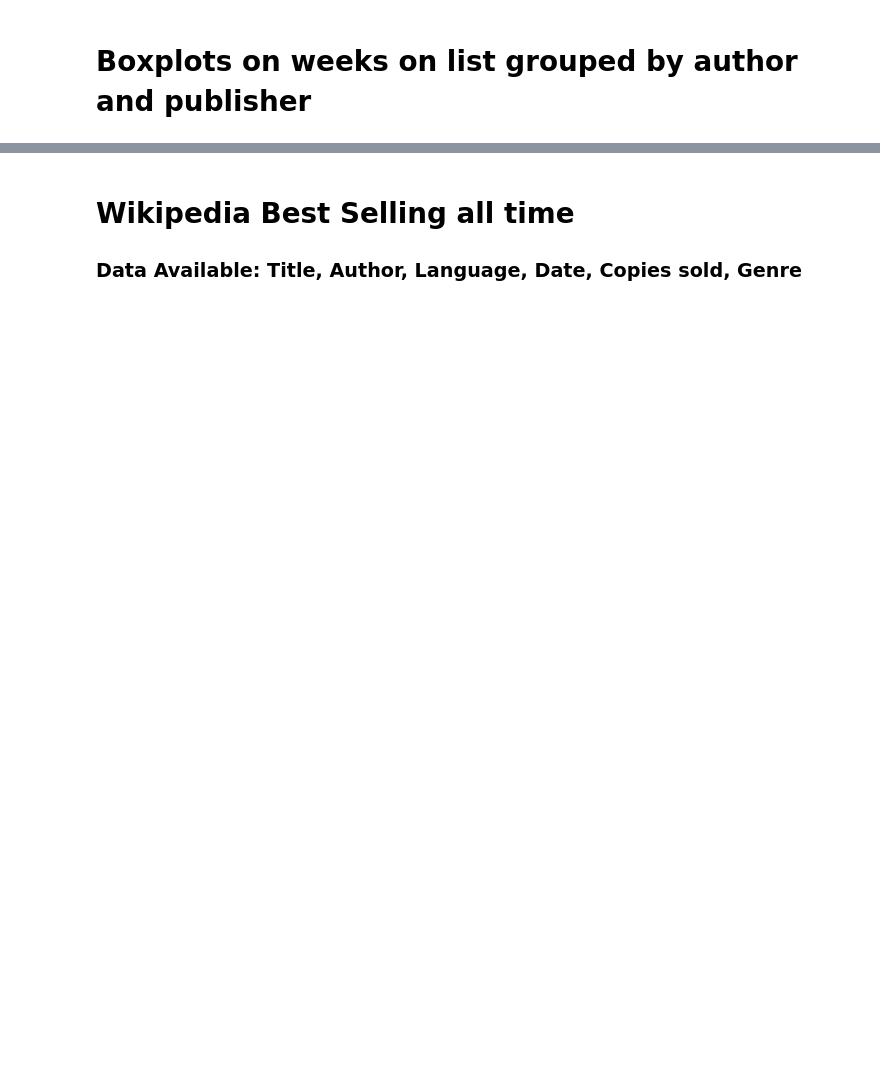
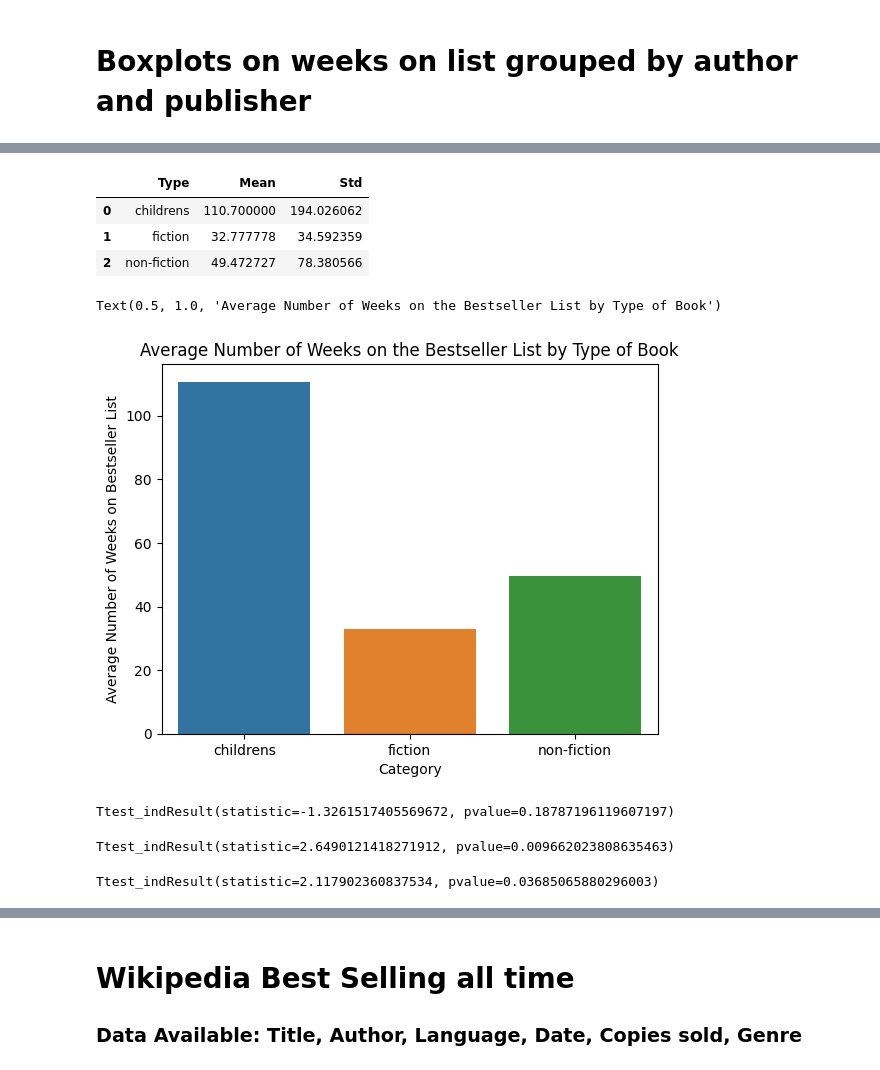
Before and after one commit to AndrewCurtis27/CS6830_proj3, a Jupyter notebook: proj3.ipynb, the cells around one changed output, grey strips where cells are left out. Cells and saved outputs as stored; diff of their text form; code cells hidden in the pictures; blank space fills up the shorter version.

```diff
--- a/proj3.ipynb
+++ b/proj3.ipynb
@@ -76,7 +76,7 @@ for html in sites:
 
     all_ny_df = pd.concat([all_ny_df, list_df])
 
-
+by_type = all_ny_df[['List', 'Title', 'Author', 'Weeks_on_list']]
 all_ny_df
 # %% [output]
 |  | List | Title | Author | Publisher | Weeks_on_list | Description | Rank |
@@ -266,3 +249,21 @@ sns.barplot(x= word, y=count)
 plt.title('Most Common Words in Bestselling Book Descriptions', size='x-large', fontweight='bold')
 plt.savefig('common_words.png')
 plt.close()
+# %%
+by_type['Weeks_on_list'] = by_type['Weeks_on_list'].astype(int)
+by_type_mean = by_type.groupby(by_type.List).agg({'Weeks_on_list':'mean'}).reset_index()
+by_type_std = by_type.groupby(by_type.List).agg({'Weeks_on_list':'std'}).reset_index()
+by_type_mean.rename(columns={'List': 'Type','Weeks_on_list':'Mean'}, inplace=True)
+by_type_std.rename(columns={'List': 'Type','Weeks_on_list':'Std'}, inplace=True)
+by_type_stats = pd.merge(by_type_mean, by_type_std, on='Type')
+by_type_stats['Type'][4] = 'print/ebook fiction'
+by_type_stats['Type'][5] = 'print/ebook non-fiction'
+
+for i in range(len(by_type)):
+    type = by_type.iloc[i]['List']
+    if  (type == 'combined print and ebook fiction') | (type == 'hardcover fiction') | (type == 'paperback fiction'):
+        by_type.iloc[[i],[0]] = 'fiction'
+    elif  type == 'combined print and ebook non-fiction' or type == 'hardcover non-fiction' or type == 'paperback non-fiction' or type == 'advice':
+        by_type.iloc[[i],[0]] = 'non-fiction'
+    else:
+        by_type.iloc[[i],[0]] = 'childrens'
@@ -268,0 +284,8 @@ plt.close()
+# %%
+
+by_type_mean = by_type.groupby(by_type.List).agg({'Weeks_on_list':'mean'}).reset_index()
+by_type_std = by_type.groupby(by_type.List).agg({'Weeks_on_list':'std'}).reset_index()
+by_type_mean.rename(columns={'List': 'Type','Weeks_on_list':'Mean'}, inplace=True)
+by_type_std.rename(columns={'List': 'Type','Weeks_on_list':'Std'}, inplace=True)
+condensed_stats = pd.merge(by_type_mean, by_type_std, on='Type')
+by_type
@@ -268,0 +306,22 @@ plt.close()
+# %%
+display(condensed_stats)
+plt.figure()
+ax = sns.barplot(data=condensed_stats, x='Type', y='Mean')
+ax.set_ylabel("Average Number of Weeks on Bestseller List")
+ax.set_xlabel("Category")
+ax.set_title("Average Number of Weeks on the Bestseller List by Type of Book")
+# %% [output]
+|  | Type | Mean | Std |
+| 0 | childrens | 110.700000 | 194.026062 |
+| 1 | fiction | 32.777778 | 34.592359 |
+| 2 | non-fiction | 49.472727 | 78.380566 |
+Text(0.5, 1.0, 'Average Number of Weeks on the Bestseller List by Type of Book')
+[figure, added]
+# %%
+display(stats.ttest_ind(by_type[by_type.List == 'fiction'].Weeks_on_list, by_type[by_type.List == 'non-fiction'].Weeks_on_list))
+display(stats.ttest_ind(by_type[by_type.List == 'childrens'].Weeks_on_list, by_type[by_type.List == 'fiction'].Weeks_on_list))
+display(stats.ttest_ind(by_type[by_type.List == 'childrens'].Weeks_on_list, by_type[by_type.List == 'non-fiction'].Weeks_on_list))
+# %% [output]
+Ttest_indResult(statistic=-1.3261517405569672, pvalue=0.18787196119607197)
+Ttest_indResult(statistic=2.6490121418271912, pvalue=0.009662023808635463)
+Ttest_indResult(statistic=2.117902360837534, pvalue=0.03685065880296003)
```
Also changed, not shown: parts of 27 cells of this notebook.
